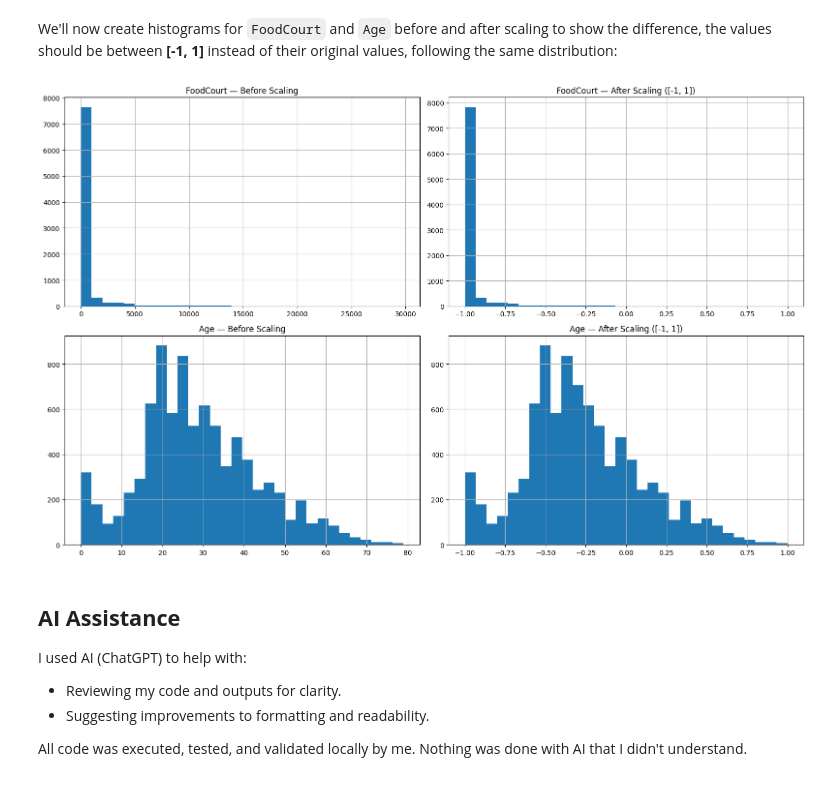
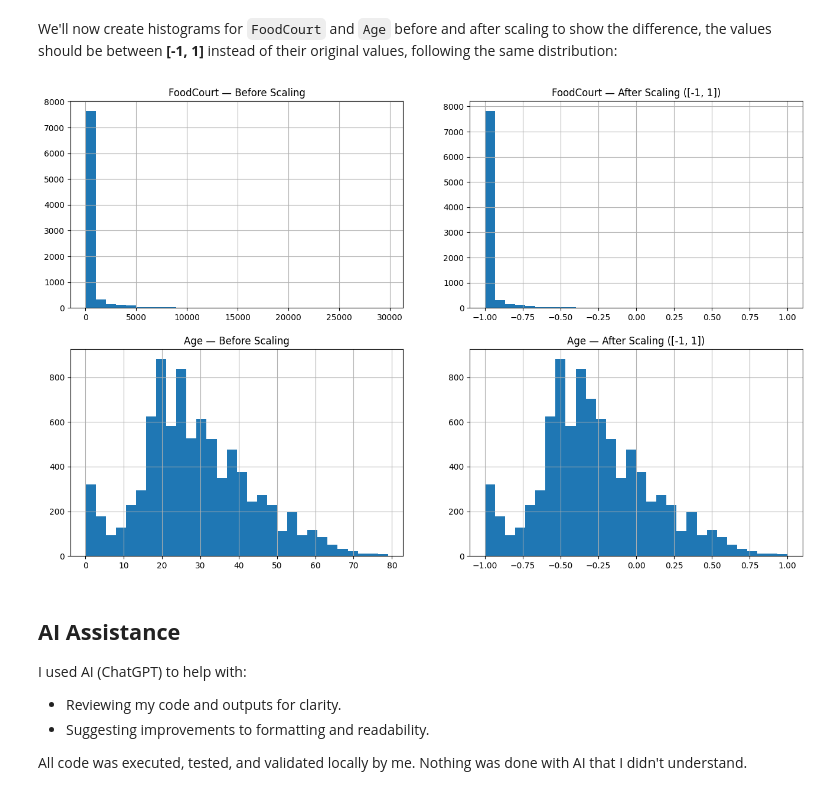
Before and after one commit to rodme02/Exs_RedesNeurais, a Jupyter notebook: docs/exercises/data/notebook.ipynb, the cells around one changed output. Saved outputs shown, nothing was run; the diff lists cells and outputs as text; code cells hidden in the pictures.

```diff
--- a/docs/exercises/data/notebook.ipynb
+++ b/docs/exercises/data/notebook.ipynb
@@ -329,29 +329,28 @@ We'll now create histograms for `FoodCourt` and `Age` before and after scaling t
 # %%
 import matplotlib.pyplot as plt
 
 fig, axes = plt.subplots(2, 2, figsize=(16, 10))  # 2 rows, 2 cols
 axes = axes.ravel()  # flatten to a 1D array for easy indexing
 
 # FoodCourt before
 df['FoodCourt'].dropna().hist(bins=30, ax=axes[0])
 axes[0].set_title('FoodCourt — Before Scaling')
 
 # FoodCourt after
 X_scaled['FoodCourt'].dropna().hist(bins=30, ax=axes[1])
 axes[1].set_title('FoodCourt — After Scaling ([-1, 1])')
 
 # Age before
 df['Age'].dropna().hist(bins=30, ax=axes[2])
 axes[2].set_title('Age — Before Scaling')
 
 # Age after
 X_scaled['Age'].dropna().hist(bins=30, ax=axes[3])
 axes[3].set_title('Age — After Scaling ([-1, 1])')
 
-plt.tight_layout()
 plt.show()
 # %% [output]
-[figure, old version]
+[figure, new version]
 # %% [markdown]
 ## **AI Assistance**
 
```
